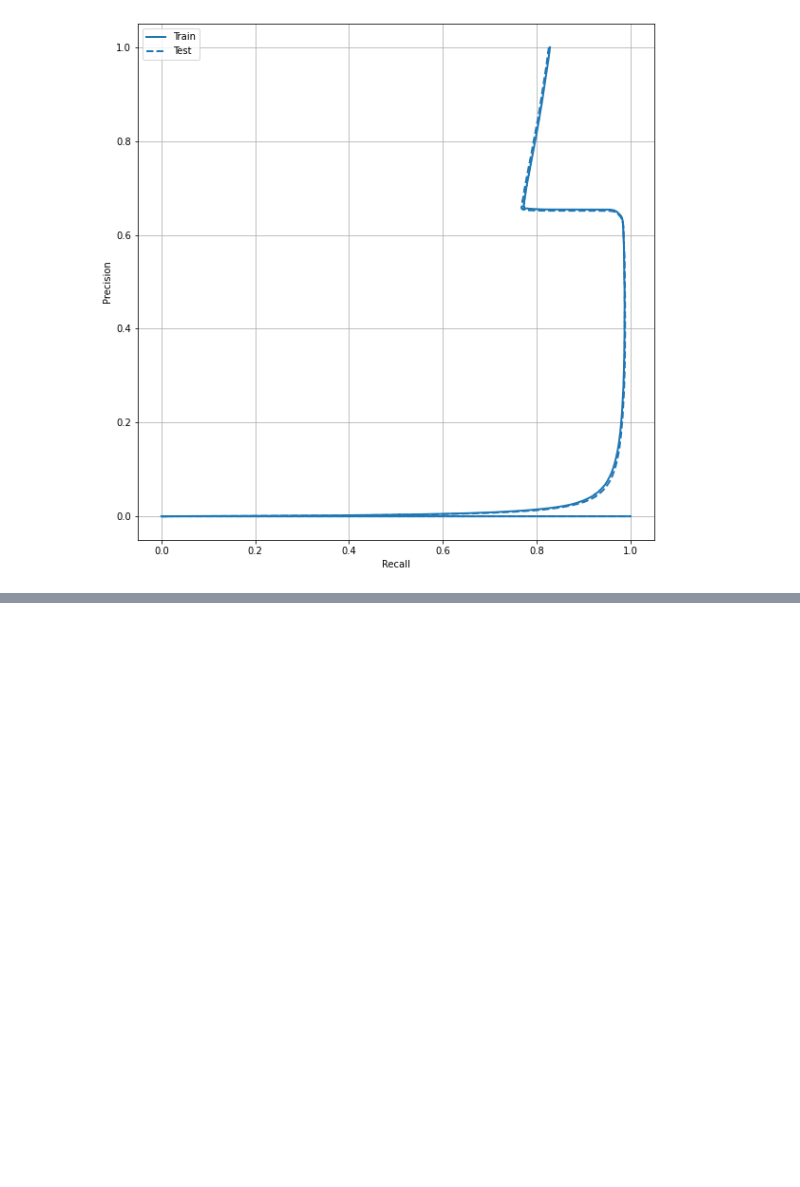
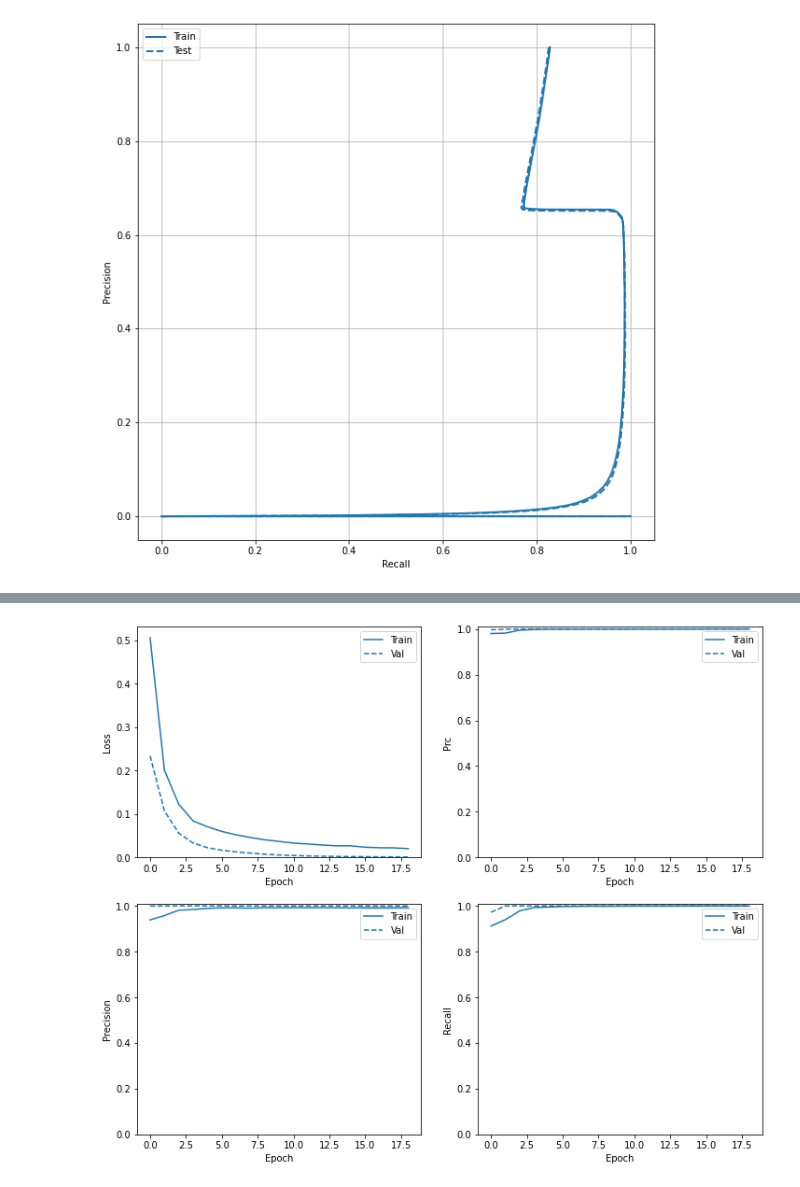
Before and after one commit to Al-tekreeti/intrusion-detection, a Jupyter notebook: Intrusion_detection.ipynb, the cells around one changed output, grey strips where cells are left out. Cells and saved outputs as stored; diff of their text form; code cells hidden in the pictures; blank space fills up the shorter version.

Commit message:
Created using Colaboratory: #nodes16, class weighting + oversampling

```diff
--- a/Intrusion_detection.ipynb
+++ b/Intrusion_detection.ipynb
@@ -344,0 +353,20 @@ plt.legend(loc='upper left')
+# %%
+bool_train_labels = train_labels != 0
+pos_features = train_features[bool_train_labels]
+neg_features = train_features[~bool_train_labels]
+
+pos_labels = train_labels[bool_train_labels]
+neg_labels = train_labels[~bool_train_labels]
+# %%
+BUFFER_SIZE = 100000
+
+def make_ds(features, labels):
+  ds = tf.data.Dataset.from_tensor_slices((features, labels))#.cache()
+  ds = ds.shuffle(BUFFER_SIZE).repeat()
+  return ds
+
+pos_ds = make_ds(pos_features, pos_labels)
+neg_ds = make_ds(neg_features, neg_labels)
+# %%
+resampled_ds = tf.data.experimental.sample_from_datasets([pos_ds, neg_ds], weights=[0.5, 0.5])
+resampled_ds = resampled_ds.batch(BATCH_SIZE).prefetch(2)
@@ -344,0 +378,18 @@ plt.legend(loc='upper left')
+# %%
+resampled_model = make_model()
+resampled_model.load_weights(initial_weights)
+
+# Reset the bias to zero, since this dataset is balanced.
+output_layer = resampled_model.layers[-1]
+output_layer.bias.assign([0])
+
+val_ds = tf.data.Dataset.from_tensor_slices((val_features, val_labels)).cache()
+val_ds = val_ds.batch(BATCH_SIZE).prefetch(2)
+
+resampled_history = resampled_model.fit(
+    resampled_ds,
+    # These are not real epochs
+    steps_per_epoch=20,
+    epochs=10*EPOCHS,
+    callbacks=[early_stopping],
+    validation_data=(val_ds))
@@ -344,0 +414,4 @@ plt.legend(loc='upper left')
+# %%
+plot_metrics(resampled_history)
+# %% [output]
+[figure, added]
```
Also changed, not shown: parts of 13 cells of this notebook.
